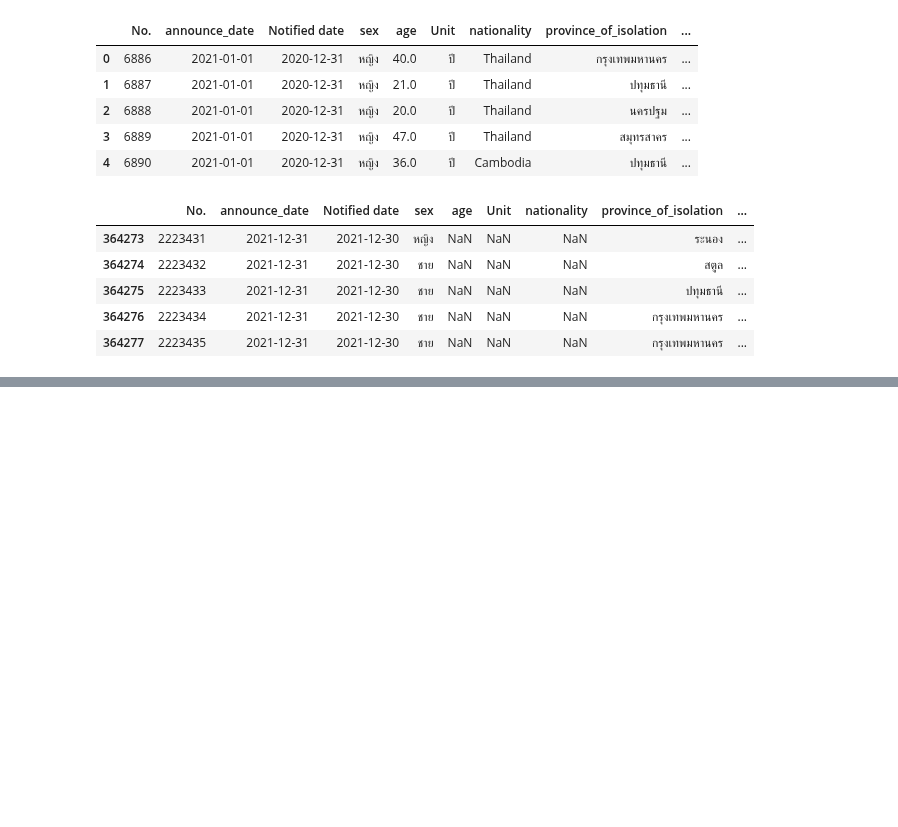
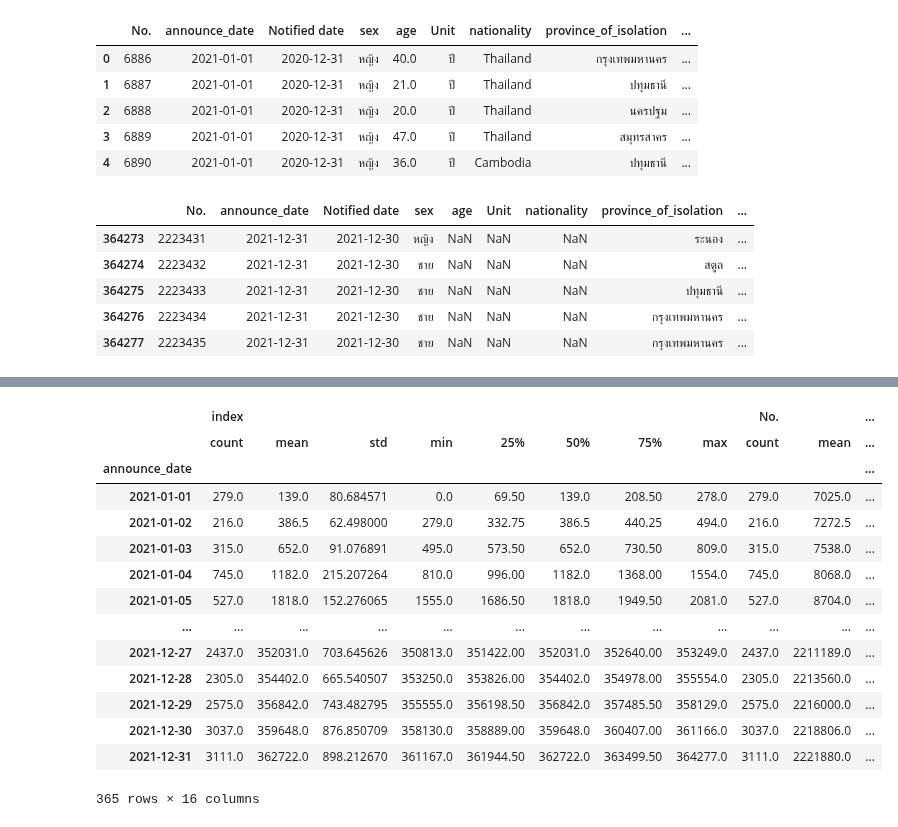
Before and after one commit to Toeysamm/2-64-NIDA-DADS5001, a Jupyter notebook: Covid19_midterm.ipynb, the cells around one changed output, grey strips where cells are left out. Cells and saved outputs as stored; diff of their text form; code cells hidden in the pictures; blank space fills up the shorter version.

```diff
--- a/Covid19_midterm.ipynb
+++ b/Covid19_midterm.ipynb
@@ -125,0 +122,3 @@ covid19Y64.tail()
+# %%
+covid19Y64 = covid19Y64.reset_index()
+covid19Y64
@@ -146,0 +185,19 @@ memory usage: 202.9+ MB
+# %%
+test = covid19Y64.groupby(['announce_date'])
+test.describe()
+# %% [output]
+|  | index |  |  |  |  |  |  |  | No. |  | ... |
+|  | count | mean | std | min | 25% | 50% | 75% | max | count | mean | ... |
+| announce_date |  |  |  |  |  |  |  |  |  |  | ... |
+| 2021-01-01 | 279.0 | 139.0 | 80.684571 | 0.0 | 69.50 | 139.0 | 208.50 | 278.0 | 279.0 | 7025.0 | ... |
+| 2021-01-02 | 216.0 | 386.5 | 62.498000 | 279.0 | 332.75 | 386.5 | 440.25 | 494.0 | 216.0 | 7272.5 | ... |
+| 2021-01-03 | 315.0 | 652.0 | 91.076891 | 495.0 | 573.50 | 652.0 | 730.50 | 809.0 | 315.0 | 7538.0 | ... |
+| 2021-01-04 | 745.0 | 1182.0 | 215.207264 | 810.0 | 996.00 | 1182.0 | 1368.00 | 1554.0 | 745.0 | 8068.0 | ... |
+| 2021-01-05 | 527.0 | 1818.0 | 152.276065 | 1555.0 | 1686.50 | 1818.0 | 1949.50 | 2081.0 | 527.0 | 8704.0 | ... |
+| ... | ... | ... | ... | ... | ... | ... | ... | ... | ... | ... | ... |
+| 2021-12-27 | 2437.0 | 352031.0 | 703.645626 | 350813.0 | 351422.00 | 352031.0 | 352640.00 | 353249.0 | 2437.0 | 2211189.0 | ... |
+| 2021-12-28 | 2305.0 | 354402.0 | 665.540507 | 353250.0 | 353826.00 | 354402.0 | 354978.00 | 355554.0 | 2305.0 | 2213560.0 | ... |
+| 2021-12-29 | 2575.0 | 356842.0 | 743.482795 | 355555.0 | 356198.50 | 356842.0 | 357485.50 | 358129.0 | 2575.0 | 2216000.0 | ... |
+| 2021-12-30 | 3037.0 | 359648.0 | 876.850709 | 358130.0 | 358889.00 | 359648.0 | 360407.00 | 361166.0 | 3037.0 | 2218806.0 | ... |
+| 2021-12-31 | 3111.0 | 362722.0 | 898.212670 | 361167.0 | 361944.50 | 362722.0 | 363499.50 | 364277.0 | 3111.0 | 2221880.0 | ... |
+365 rows × 16 columns
```
Also changed, not shown: parts of 9 cells of this notebook.
